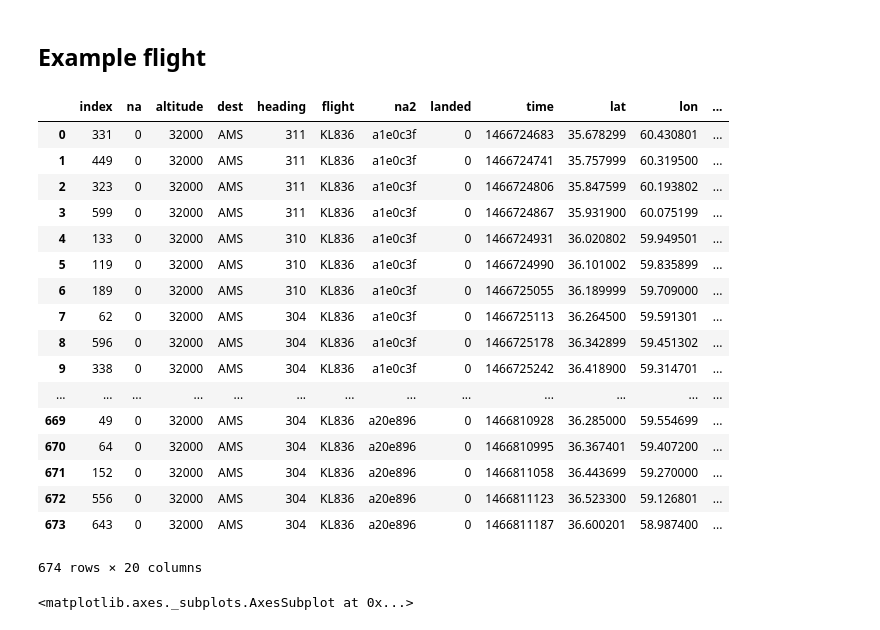
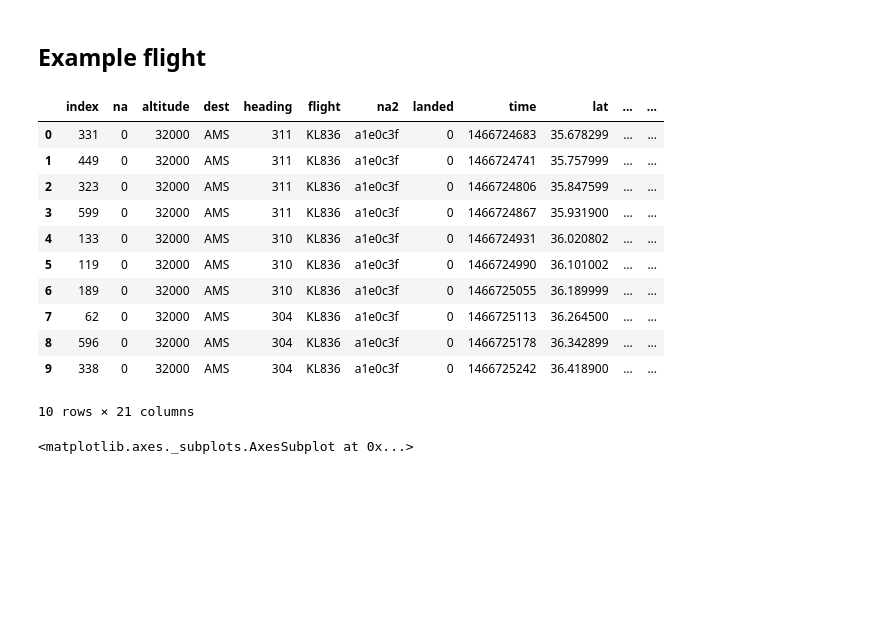
Before and after one commit to michelnossin/pyspark_training_docker, a Jupyter notebook: spark2-jupyter-docker.ipynb, the cells around one changed output. Saved outputs shown, nothing was run; the diff lists cells and outputs as text; code cells hidden in the pictures; blank space fills up the shorter version.

```diff
--- a/spark2-jupyter-docker.ipynb
+++ b/spark2-jupyter-docker.ipynb
@@ -435,26 +471,20 @@ tracks_df.describe().toPandas() #looks fine
 ## Example flight
 # %%
 df_sel = tracks_df.where("flight == 'KL836'").toPandas().sort_values(['time']).reset_index() #515 rows
-df_sel
+df_sel.head(10)
 # %% [output]
-|  | index | na | altitude | dest | heading | flight | na2 | landed | time | lat | lon | ... |
-| 0 | 331 | 0 | 32000 | AMS | 311 | KL836 | a1e0c3f | 0 | 1466724683 | 35.678299 | 60.430801 | ... |
-| 1 | 449 | 0 | 32000 | AMS | 311 | KL836 | a1e0c3f | 0 | 1466724741 | 35.757999 | 60.319500 | ... |
-| 2 | 323 | 0 | 32000 | AMS | 311 | KL836 | a1e0c3f | 0 | 1466724806 | 35.847599 | 60.193802 | ... |
-| 3 | 599 | 0 | 32000 | AMS | 311 | KL836 | a1e0c3f | 0 | 1466724867 | 35.931900 | 60.075199 | ... |
-| 4 | 133 | 0 | 32000 | AMS | 310 | KL836 | a1e0c3f | 0 | 1466724931 | 36.020802 | 59.949501 | ... |
-| 5 | 119 | 0 | 32000 | AMS | 310 | KL836 | a1e0c3f | 0 | 1466724990 | 36.101002 | 59.835899 | ... |
-| 6 | 189 | 0 | 32000 | AMS | 310 | KL836 | a1e0c3f | 0 | 1466725055 | 36.189999 | 59.709000 | ... |
-| 7 | 62 | 0 | 32000 | AMS | 304 | KL836 | a1e0c3f | 0 | 1466725113 | 36.264500 | 59.591301 | ... |
-| 8 | 596 | 0 | 32000 | AMS | 304 | KL836 | a1e0c3f | 0 | 1466725178 | 36.342899 | 59.451302 | ... |
-| 9 | 338 | 0 | 32000 | AMS | 304 | KL836 | a1e0c3f | 0 | 1466725242 | 36.418900 | 59.314701 | ... |
-| ... | ... | ... | ... | ... | ... | ... | ... | ... | ... | ... | ... | ... |
-| 669 | 49 | 0 | 32000 | AMS | 304 | KL836 | a20e896 | 0 | 1466810928 | 36.285000 | 59.554699 | ... |
-| 670 | 64 | 0 | 32000 | AMS | 304 | KL836 | a20e896 | 0 | 1466810995 | 36.367401 | 59.407200 | ... |
-| 671 | 152 | 0 | 32000 | AMS | 304 | KL836 | a20e896 | 0 | 1466811058 | 36.443699 | 59.270000 | ... |
-| 672 | 556 | 0 | 32000 | AMS | 304 | KL836 | a20e896 | 0 | 1466811123 | 36.523300 | 59.126801 | ... |
-| 673 | 643 | 0 | 32000 | AMS | 304 | KL836 | a20e896 | 0 | 1466811187 | 36.600201 | 58.987400 | ... |
+|  | index | na | altitude | dest | heading | flight | na2 | landed | time | lat | ... | ... |
+| 0 | 331 | 0 | 32000 | AMS | 311 | KL836 | a1e0c3f | 0 | 1466724683 | 35.678299 | ... | ... |
+| 1 | 449 | 0 | 32000 | AMS | 311 | KL836 | a1e0c3f | 0 | 1466724741 | 35.757999 | ... | ... |
+| 2 | 323 | 0 | 32000 | AMS | 311 | KL836 | a1e0c3f | 0 | 1466724806 | 35.847599 | ... | ... |
+| 3 | 599 | 0 | 32000 | AMS | 311 | KL836 | a1e0c3f | 0 | 1466724867 | 35.931900 | ... | ... |
+| 4 | 133 | 0 | 32000 | AMS | 310 | KL836 | a1e0c3f | 0 | 1466724931 | 36.020802 | ... | ... |
+| 5 | 119 | 0 | 32000 | AMS | 310 | KL836 | a1e0c3f | 0 | 1466724990 | 36.101002 | ... | ... |
+| 6 | 189 | 0 | 32000 | AMS | 310 | KL836 | a1e0c3f | 0 | 1466725055 | 36.189999 | ... | ... |
+| 7 | 62 | 0 | 32000 | AMS | 304 | KL836 | a1e0c3f | 0 | 1466725113 | 36.264500 | ... | ... |
+| 8 | 596 | 0 | 32000 | AMS | 304 | KL836 | a1e0c3f | 0 | 1466725178 | 36.342899 | ... | ... |
+| 9 | 338 | 0 | 32000 | AMS | 304 | KL836 | a1e0c3f | 0 | 1466725242 | 36.418900 | ... | ... |
-674 rows × 20 columns
+10 rows × 21 columns
 # %%
 from IPython.display import HTML
 import folium
```
Also changed, not shown: parts of 17 cells of this notebook.
